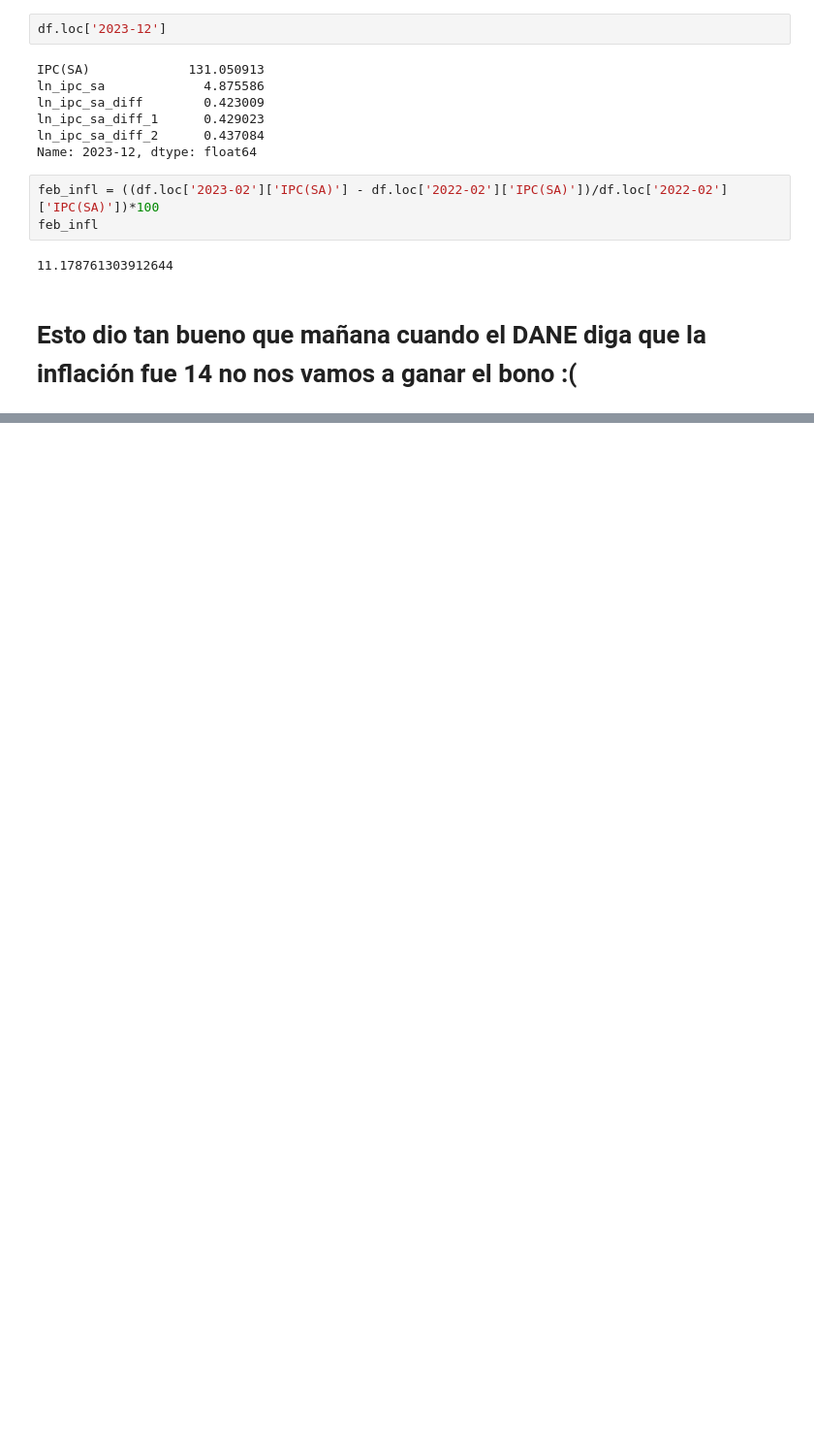
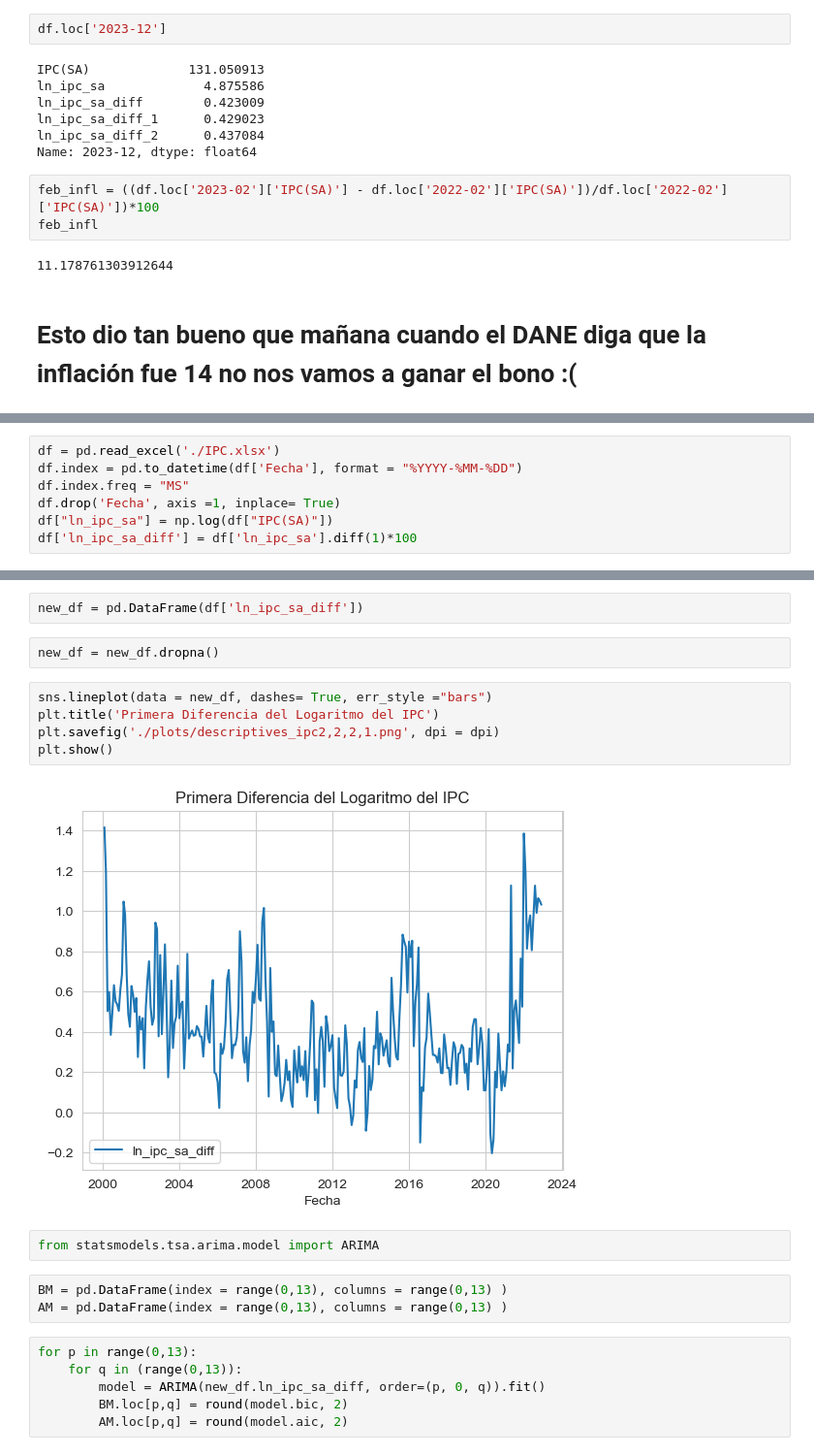
Before and after one commit to remg1997/time_series, a Jupyter notebook: Taller1/Taller1.ipynb, the cells around one changed output, grey strips where cells are left out. Shown at 97% size. Cells and saved outputs as stored; diff of their text form; blank space fills up the shorter version.

Commit message:
Include databases and final plots

```diff
--- a/Taller1/Taller1.ipynb
+++ b/Taller1/Taller1.ipynb
@@ -778,0 +781,7 @@ feb_infl
+# %%
+df = pd.read_excel('./IPC.xlsx')
+df.index = pd.to_datetime(df['Fecha'], format = "%YYYY-%MM-%DD")
+df.index.freq = "MS"
+df.drop('Fecha', axis =1, inplace= True)
+df["ln_ipc_sa"] = np.log(df["IPC(SA)"])
+df['ln_ipc_sa_diff'] = df['ln_ipc_sa'].diff(1)*100
@@ -778,0 +817,22 @@ feb_infl
+# %%
+new_df = pd.DataFrame(df['ln_ipc_sa_diff'])
+# %%
+new_df = new_df.dropna()
+# %%
+sns.lineplot(data = new_df, dashes= True, err_style ="bars")
+plt.title('Primera Diferencia del Logaritmo del IPC')
+plt.savefig('./plots/descriptives_ipc2,2,2,1.png', dpi = dpi)
+plt.show()
+# %% [output]
+[figure, added]
+# %%
+from statsmodels.tsa.arima.model import ARIMA
+# %%
+BM = pd.DataFrame(index = range(0,13), columns = range(0,13) )
+AM = pd.DataFrame(index = range(0,13), columns = range(0,13) )
+# %%
+for p in range(0,13):
+    for q in (range(0,13)):
+        model = ARIMA(new_df.ln_ipc_sa_diff, order=(p, 0, q)).fit()
+        BM.loc[p,q] = round(model.bic, 2)
+        AM.loc[p,q] = round(model.aic, 2)
```
Also changed, not shown: parts of 22 cells of this notebook, 6 other files.
